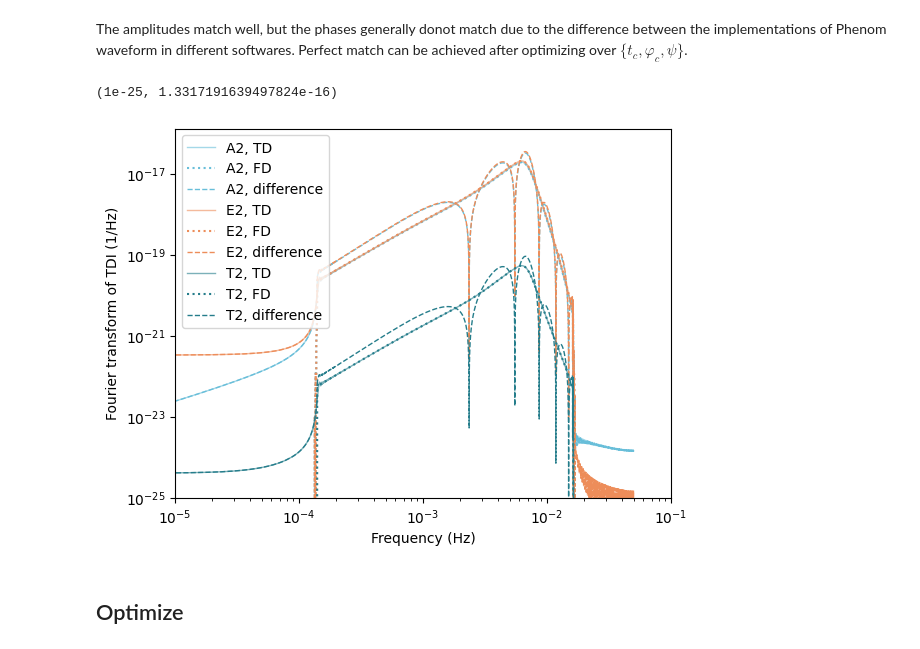
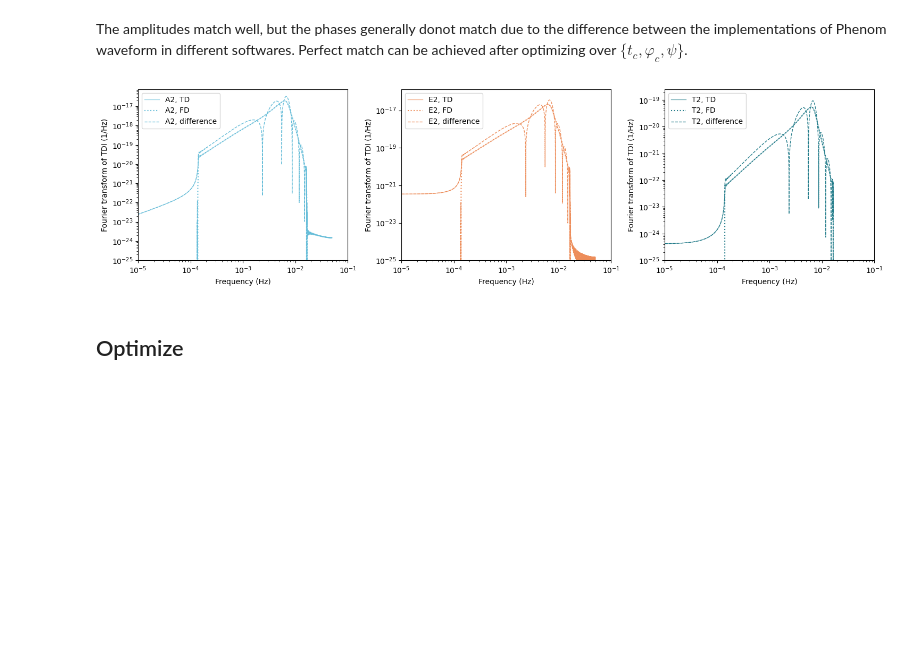
Before and after one commit to TriangleDataCenter/Triangle-BBH, a Jupyter notebook: Examples/3_Compare_TD_FD.ipynb, the cells around one changed output. Drawn from its saved outputs; the diff is of its cells as text; code cells hidden in the pictures; blank space fills up the shorter version.

```diff
--- a/Examples/3_Compare_TD_FD.ipynb
+++ b/Examples/3_Compare_TD_FD.ipynb
@@ -167,18 +163,20 @@ fd_waveform_from_td.shape, fd_waveform.shape
 # %% [markdown]
 The amplitudes match well, but the phases generally donot match due to the difference between the implementations of Phenom waveform in different softwares. Perfect match can be achieved after optimizing over $\{t_c, \varphi_c, \psi\}$.
 # %%
+plt.figure(figsize=(15, 4))
 for ich, nch, cch in zip(range(3), channel_names, [BLUE, ORANGE, GREEN1]):
+    plt.subplot(131+ich)
     plt.loglog(frequencies, np.abs(fd_waveform_from_td[ich]), label=nch+", TD", color=cch, linewidth=1, alpha=0.6)
     plt.loglog(frequencies, np.abs(fd_waveform[ich]), label=nch+", FD", color=cch, linestyle=":")
     plt.loglog(frequencies, np.abs(fd_waveform_from_td[ich] - fd_waveform[ich]), label=nch+", difference", color=cch, linestyle="--", linewidth=1)
-plt.xlabel("Frequency (Hz)")
-plt.ylabel("Fourier transform of TDI (1/Hz)")
-plt.legend(loc="upper left")
-plt.xlim(1e-5, 0.1)
-plt.ylim(1e-25,)
+    plt.xlabel("Frequency (Hz)")
+    plt.ylabel("Fourier transform of TDI (1/Hz)")
+    plt.legend(loc="upper left")
+    plt.xlim(1e-5, 0.1)
+    plt.ylim(1e-25,)
+plt.tight_layout()
 # %% [output]
-(1e-25, 1.3317191639497824e-16)
-[figure, old version]
+[figure, new version]
 # %% [markdown]
 ## Optimize
 # %%
```
Also changed, not shown: parts of 2 cells of this notebook.
